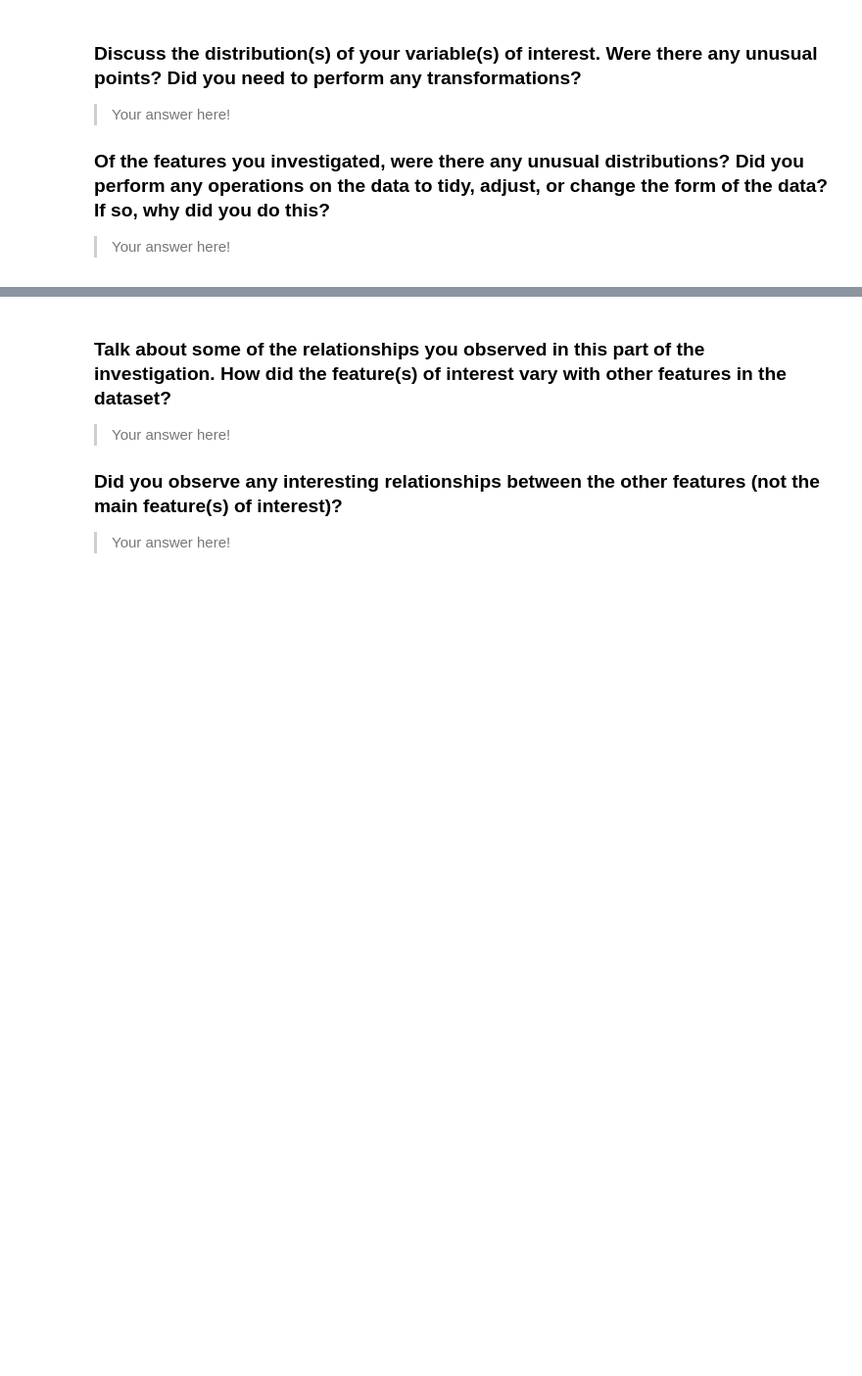
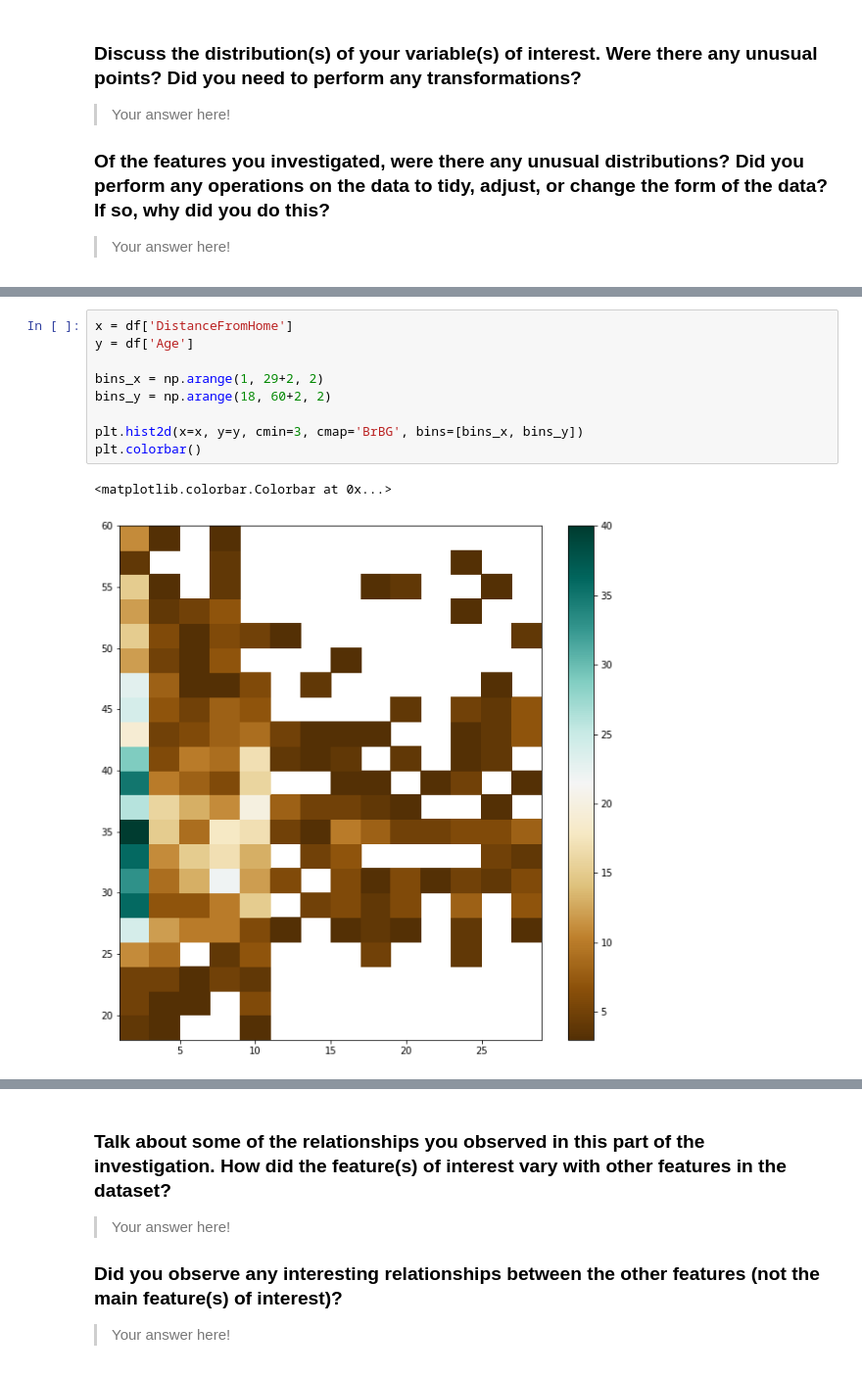
Before and after one commit to yufrances90/Communicate-Data-Findings, a Jupyter notebook: exploration_2.ipynb, the cells around one changed output, grey strips where cells are left out. Shown: that part at 98% size. Cells and saved outputs as stored; diff of their text form; blank space fills up the shorter version.

```diff
--- a/exploration_2.ipynb
+++ b/exploration_2.ipynb
@@ -244,0 +276,12 @@ fashion in the previous section (univariate exploration).
+# %%
+x = df['DistanceFromHome']
+y = df['Age']
+
+bins_x = np.arange(1, 29+2, 2)
+bins_y = np.arange(18, 60+2, 2)
+
+plt.hist2d(x=x, y=y, cmin=3, cmap='BrBG', bins=[bins_x, bins_y])
+plt.colorbar()
+# %% [output]
+<matplotlib.colorbar.Colorbar at 0x...>
+[figure, added]
```
Also changed, not shown: parts of 9 cells of this notebook.
